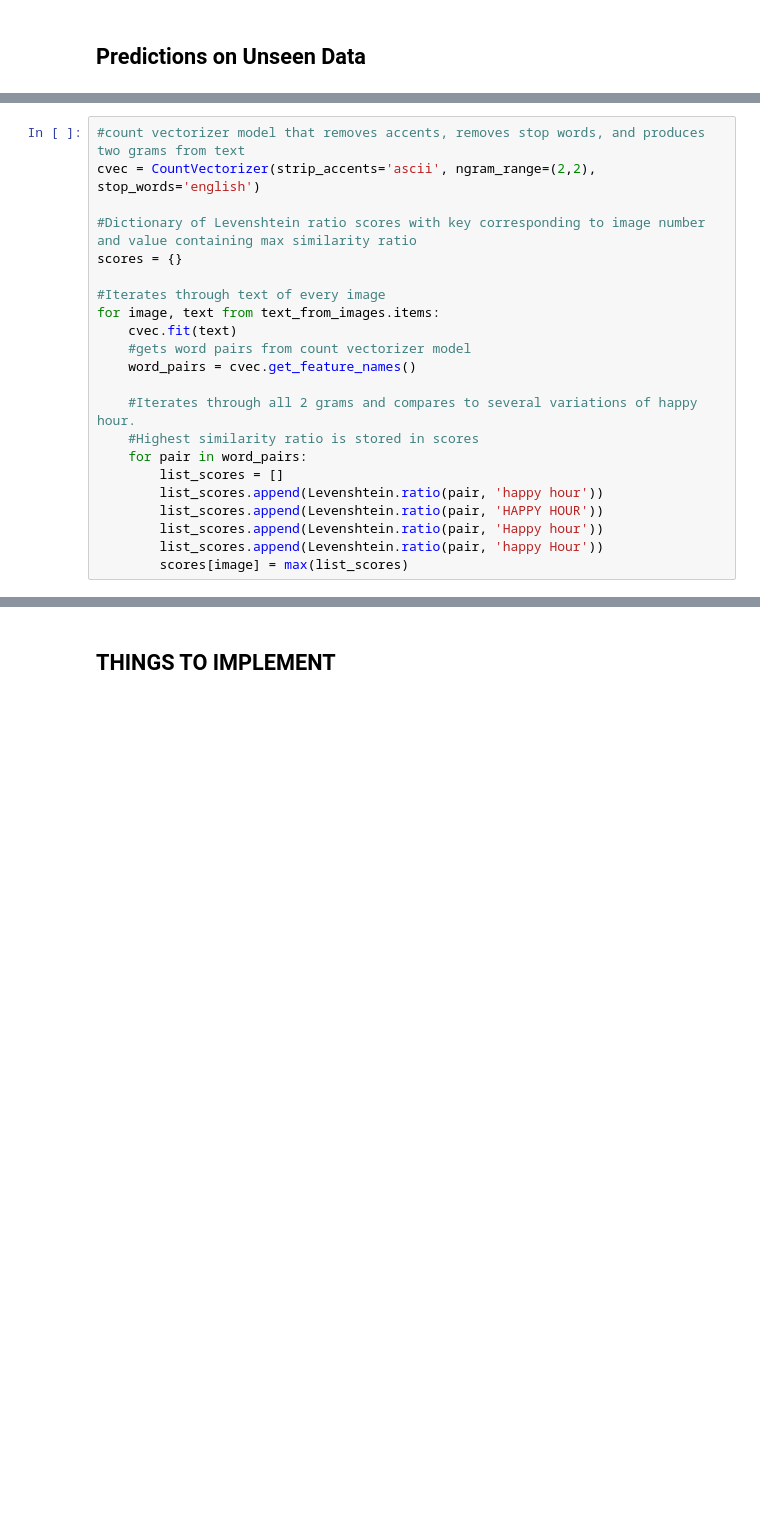
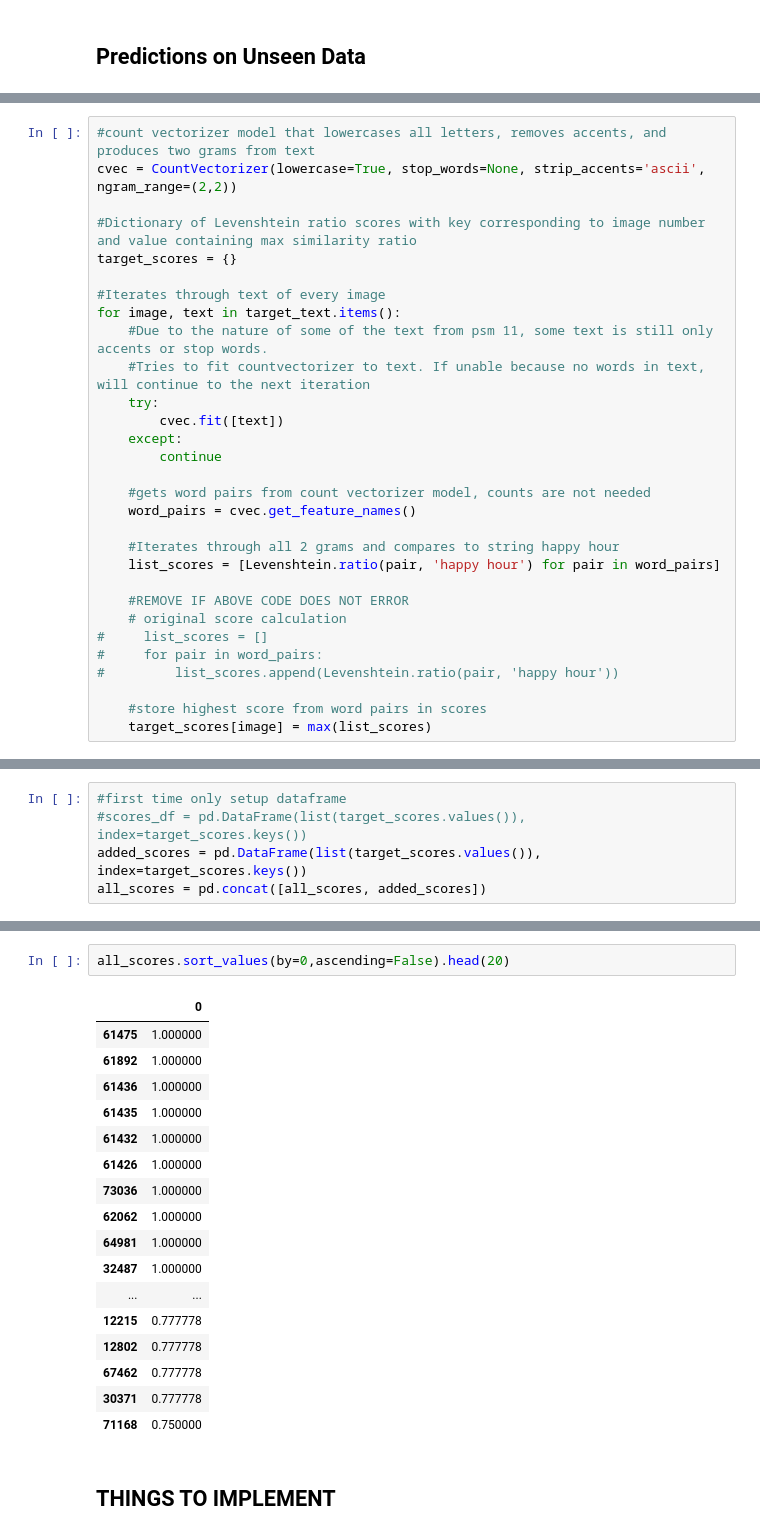
Before and after one commit to avgalan/ga_capstone, a Jupyter notebook: image_processing_modeling.ipynb, the cells around one changed output, grey strips where cells are left out. Drawn from its saved outputs; the diff is of its cells as text; blank space fills up the shorter version.

```diff
--- a/image_processing_modeling.ipynb
+++ b/image_processing_modeling.ipynb
@@ -611,22 +840,30 @@ for menu_index in menu_indexes:
 # %%
-#count vectorizer model that removes accents, removes stop words, and produces two grams from text
-cvec = CountVectorizer(strip_accents='ascii', ngram_range=(2,2), stop_words='english')
+#count vectorizer model that lowercases all letters, removes accents, and produces two grams from text
+cvec = CountVectorizer(lowercase=True, stop_words=None, strip_accents='ascii', ngram_range=(2,2))
 
 #Dictionary of Levenshtein ratio scores with key corresponding to image number and value containing max similarity ratio
-scores = {}
+target_scores = {}
 
 #Iterates through text of every image
-for image, text from text_from_images.items:
-    cvec.fit(text)
-    #gets word pairs from count vectorizer model
+for image, text in target_text.items():
+    #Due to the nature of some of the text from psm 11, some text is still only accents or stop words.
+    #Tries to fit countvectorizer to text. If unable because no words in text, will continue to the next iteration
+    try:
+        cvec.fit([text])
+    except:
+        continue
+
+    #gets word pairs from count vectorizer model, counts are not needed
     word_pairs = cvec.get_feature_names()
 
-    #Iterates through all 2 grams and compares to several variations of happy hour.
-    #Highest similarity ratio is stored in scores
-    for pair in word_pairs:
-        list_scores = []
-        list_scores.append(Levenshtein.ratio(pair, 'happy hour'))
-        list_scores.append(Levenshtein.ratio(pair, 'HAPPY HOUR'))
-        list_scores.append(Levenshtein.ratio(pair, 'Happy hour'))
-        list_scores.append(Levenshtein.ratio(pair, 'happy Hour'))
-        scores[image] = max(list_scores)
+    #Iterates through all 2 grams and compares to string happy hour
+    list_scores = [Levenshtein.ratio(pair, 'happy hour') for pair in word_pairs]
+
+    #REMOVE IF ABOVE CODE DOES NOT ERROR
+    # original score calculation
+#     list_scores = []
+#     for pair in word_pairs:
+#         list_scores.append(Levenshtein.ratio(pair, 'happy hour'))
+
+    #store highest score from word pairs in scores
+    target_scores[image] = max(list_scores)
@@ -661,0 +877,5 @@ Levenshtein.ratio('clve4lwww2 clve4lwww2', 'happy hour')
+# %%
+#first time only setup dataframe
+#scores_df = pd.DataFrame(list(target_scores.values()), index=target_scores.keys())
+added_scores = pd.DataFrame(list(target_scores.values()), index=target_scores.keys())
+all_scores = pd.concat([all_scores, added_scores])
@@ -662,2 +891,22 @@ Levenshtein.ratio('clve4lwww2 clve4lwww2', 'happy hour')
+# %%
+all_scores.sort_values(by=0,ascending=False).head(20)
+# %% [output]
+|  | 0 |
+| 61475 | 1.000000 |
+| 61892 | 1.000000 |
+| 61436 | 1.000000 |
+| 61435 | 1.000000 |
+| 61432 | 1.000000 |
+| 61426 | 1.000000 |
+| 73036 | 1.000000 |
+| 62062 | 1.000000 |
+| 64981 | 1.000000 |
+| 32487 | 1.000000 |
+| ... | ... |
+| 12215 | 0.777778 |
+| 12802 | 0.777778 |
+| 67462 | 0.777778 |
+| 30371 | 0.777778 |
+| 71168 | 0.750000 |
 # %% [markdown]
 ## THINGS TO IMPLEMENT
```
Also changed, not shown: parts of 76 cells of this notebook, 2 other files.
